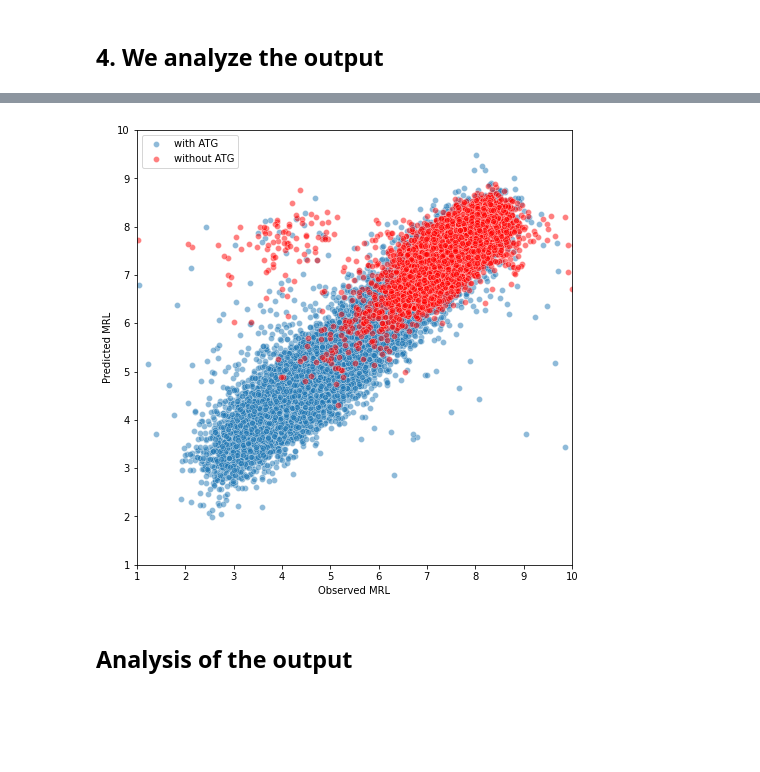
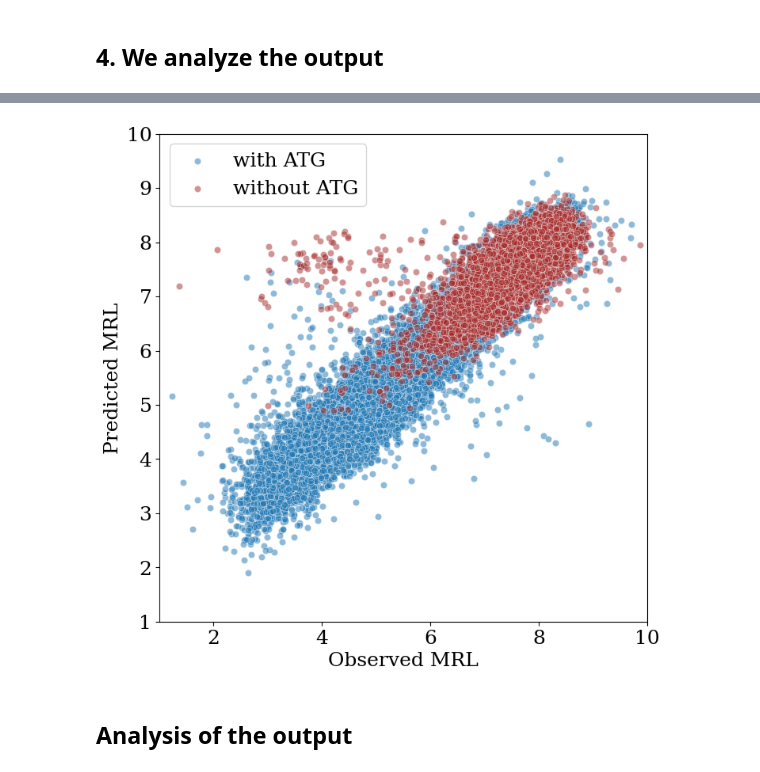
Before and after one commit to marie-huynh/5_PRIME_UTRS, a Jupyter notebook: Notebooks/Reproducing Optimus 5 Prime Model - Fixed Length (CNN in the paper).ipynb, the cells around one changed output, grey strips where cells are left out. Drawn from its saved outputs; the diff is of its cells as text; code cells hidden in the pictures; blank space fills up the shorter version.

```diff
--- a/Notebooks/Reproducing Optimus 5 Prime Model - Fixed Length (CNN in the paper).ipynb
+++ b/Notebooks/Reproducing Optimus 5 Prime Model - Fixed Length (CNN in the paper).ipynb
@@ -27,6 +27,15 @@ from keras.layers.core import Activation
 from keras.layers.core import Flatten
 from keras.layers.convolutional import Conv1D
 from sklearn import preprocessing
+
+import matplotlib as mpl
+mpl.rcParams.update(mpl.rcParamsDefault)
+mpl.rcParams['agg.path.chunksize'] = 0
+mpl.rcParams.update( mpl.rc_params() )
+plt.rcParams.update({'font.size': 18})
+#plt.rcParams.update({'text.usetex': True})
+plt.rcParams.update({'text.latex.preamble': 'bold'})
+plt.rc('font', family='serif')
 # %% [markdown]
 ## 1. We read the preprocessed data.
 # %%
@@ -94,5 +103,5 @@ def r2(x,y):
     slope, intercept, r_value, p_value, std_err = stats.linregress(x,y)
     return r_value**2
 # %%
-model = train_model(X_train, y_train, nb_epoch=10)
+model = train_model(X_train, y_train, nb_epoch=7)
 # %% [output]
@@ -183,16 +188,17 @@ df_test_no_atg = df_test[df_test['utr'].apply(lambda x: 'ATG' not in x)]
 # %%
 fig = plt.figure(figsize = (8,8))
 sns.scatterplot(df_test_atg["rl"], df_test_atg["pred rl"],linewidth = 0.5, alpha=0.5, label = 'with ATG')
 ax = sns.scatterplot(df_test_no_atg["rl"], df_test_no_atg["pred rl"],
-                 linewidth = 0.5, alpha=0.5, label = 'without ATG', color = 'r', legend = 'auto')
+                 linewidth = 0.5, alpha=0.5, label = 'without ATG', color = 'brown', legend = 'auto')
 plt.xlim(1, 10)
 plt.ylim(1, 10)
 ax = plt.gca()
 ax.set_aspect('equal', adjustable='box')
 ax.set(xlabel = 'Observed MRL', ylabel = 'Predicted MRL')
+plt.savefig("Optimus_5_prime_fixed_atg.pdf", bbox_inches = "tight")
 plt.show()
 # %% [output]
-[figure, old version]
+[figure, new version]
 # %% [markdown]
 ## Analysis of the output
 # %%
```
Also changed, not shown: parts of 6 cells of this notebook, 7 other files.
